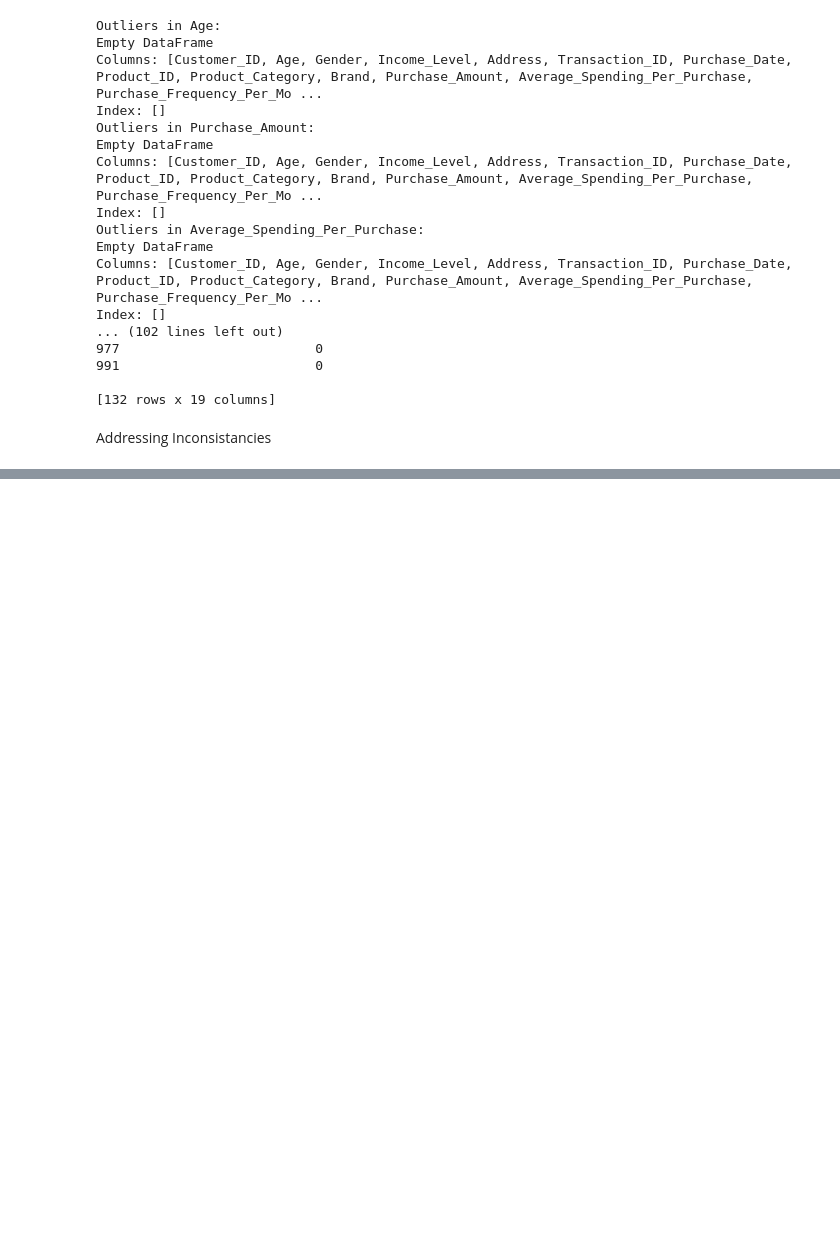
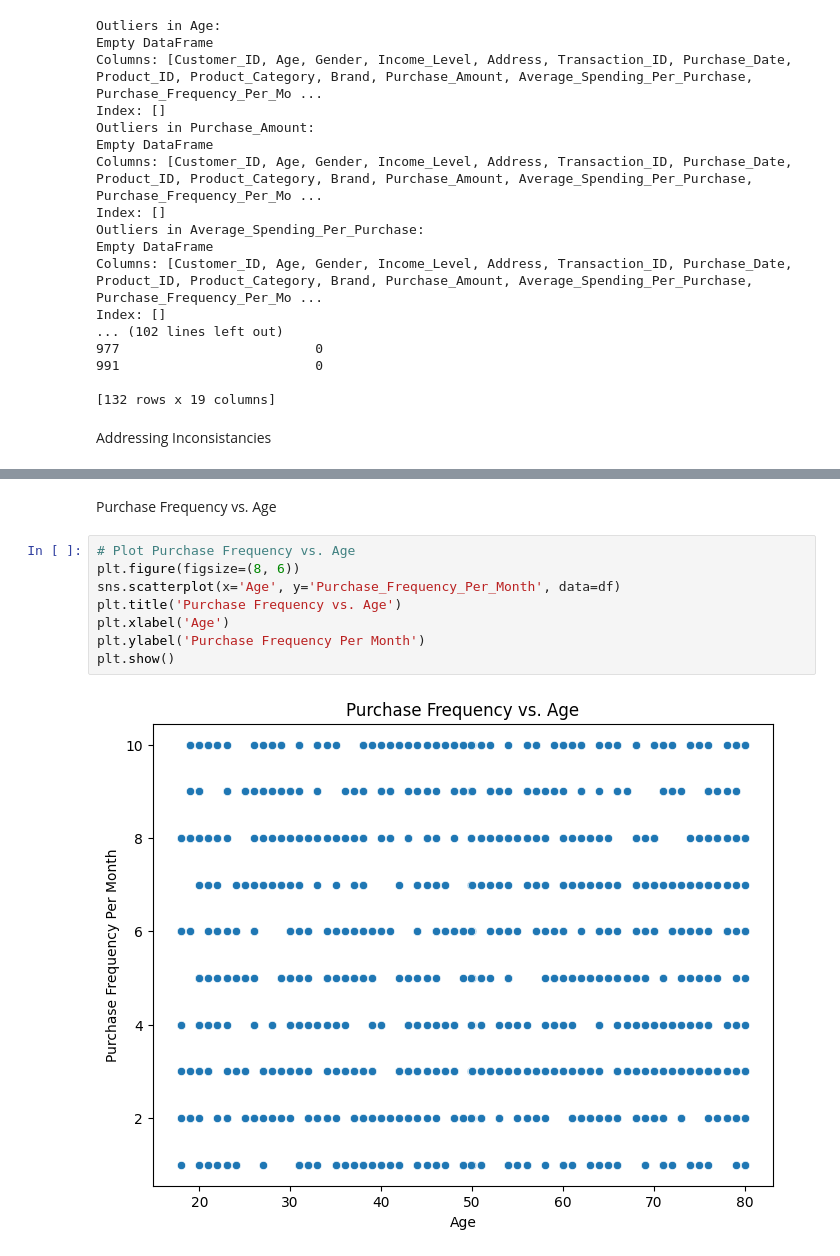
Before and after one commit to its-hasaan/Imtiaz-Mart-Customer-Behavior-Analysis-Predictive-Modeling, a Jupyter notebook: Projectfile.ipynb, the cells around one changed output, grey strips where cells are left out. Drawn from its saved outputs; the diff is of its cells as text; blank space fills up the shorter version.

```diff
--- a/Projectfile.ipynb
+++ b/Projectfile.ipynb
@@ -206,0 +305,12 @@ df['Brand'] = df['Brand'].replace({'Brnd_A': 'Brand_A', 'brand a': 'Brand_A'})
+# %% [markdown]
+Purchase Frequency vs. Age
+# %%
+# Plot Purchase Frequency vs. Age
+plt.figure(figsize=(8, 6))
+sns.scatterplot(x='Age', y='Purchase_Frequency_Per_Month', data=df)
+plt.title('Purchase Frequency vs. Age')
+plt.xlabel('Age')
+plt.ylabel('Purchase Frequency Per Month')
+plt.show()
+# %% [output]
+[figure, added]
```
Also changed, not shown: parts of 19 cells of this notebook.
